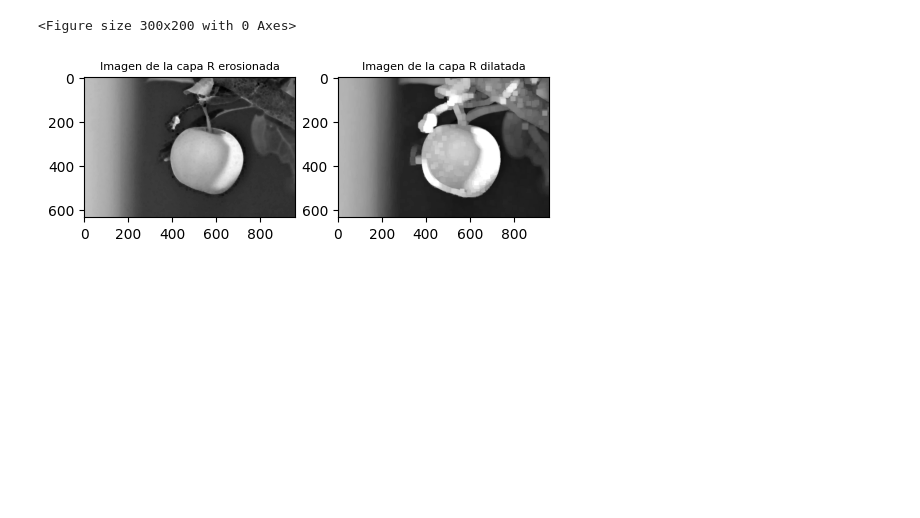
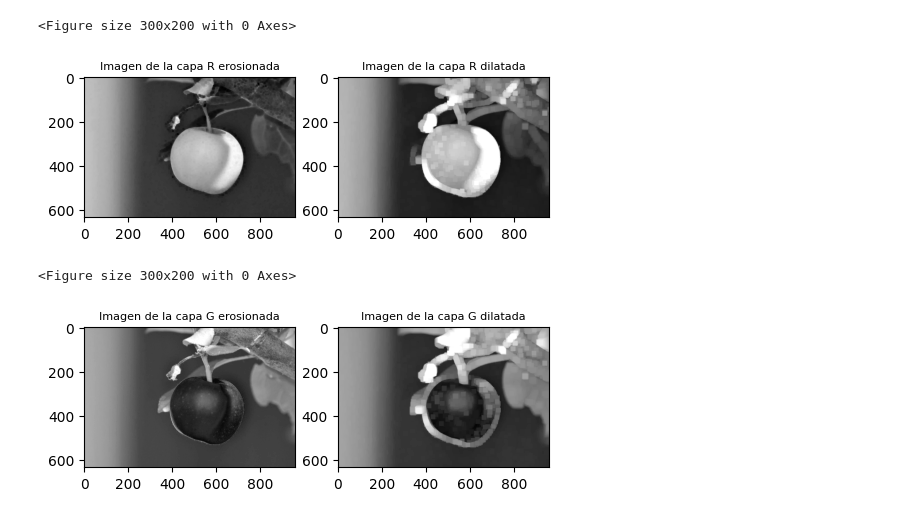
Before and after one commit to eduherrodp/IA, a Jupyter notebook: apple_exercise/apple.ipynb, the cells around one changed output. Drawn from its saved outputs; the diff is of its cells as text; code cells hidden in the pictures; blank space fills up the shorter version.

```diff
--- a/apple_exercise/apple.ipynb
+++ b/apple_exercise/apple.ipynb
@@ -77,3 +77,25 @@ plt.show()
 # %% [output]
 <Figure size 300x200 with 0 Axes>
 [figure]
+# %%
+# Colocamos un kernel (matriz de selección de expansión)
+kernel = np.ones((1,1), np.uint8)
+
+# Erosionamos la imagen en la verde roja con el kernel definido a una iteración
+ImErosionG = cv2.erode(ImG, kernel, iterations=1)
+plt.figure(figsize=(3,2))
+
+# Dilatamos la imagen en la capa roja con el kernel definido a una iteracion
+kernel = np.ones((20,20), np.uint8)
+ImDilat = cv2.dilate(ImG, kernel, iterations=1)
+
+# Graficamos las imágenes
+fig, axs = plt.subplots(1,2, figsize=(6,3))
+axs[0].imshow(ImErosionG, cmap='gray')
+axs[0].set_title('Imagen de la capa G erosionada',fontsize=8)
+axs[1].imshow(ImDilat, cmap='gray')
+axs[1].set_title('Imagen de la capa G dilatada',fontsize=8)
+plt.show()
+# %% [output]
+<Figure size 300x200 with 0 Axes>
+[figure, added]
```
Also changed, not shown: parts of 4 cells of this notebook.
